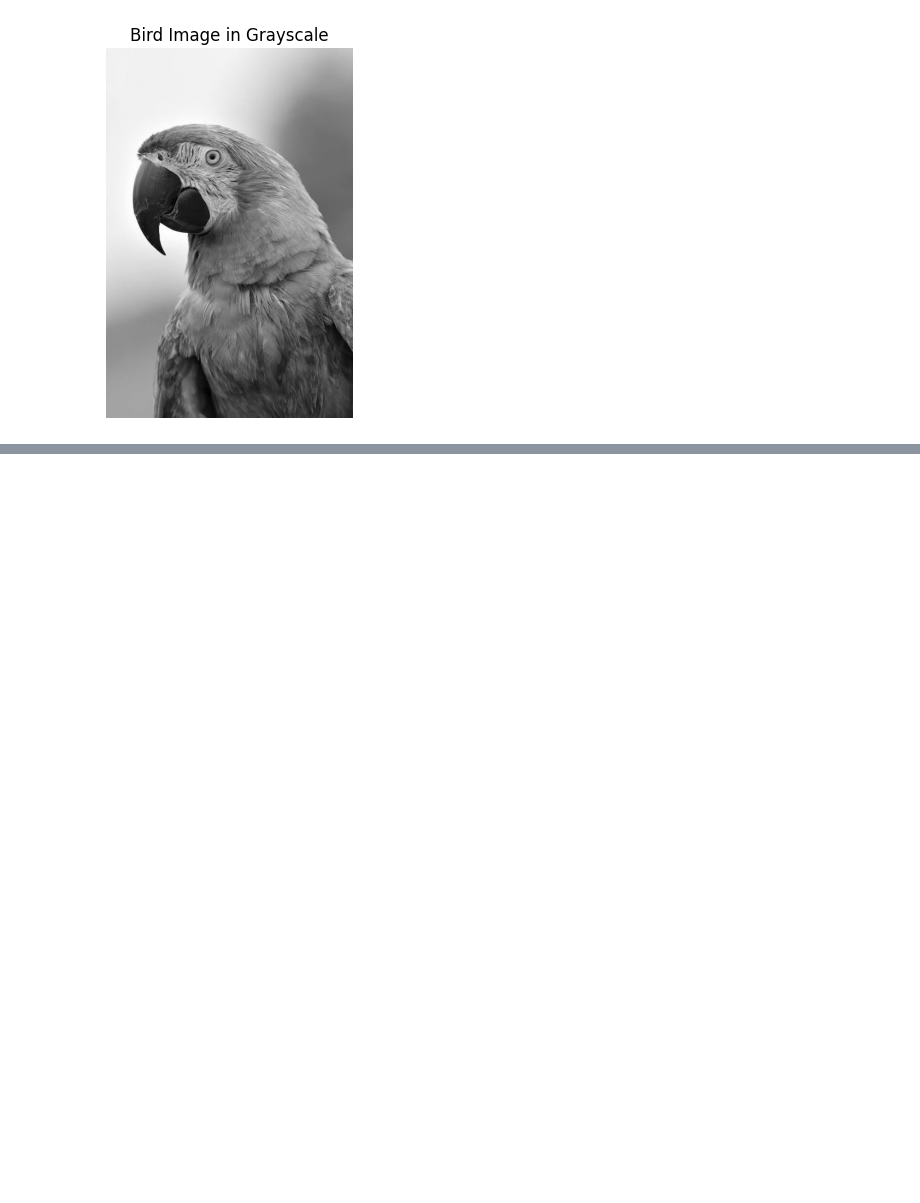
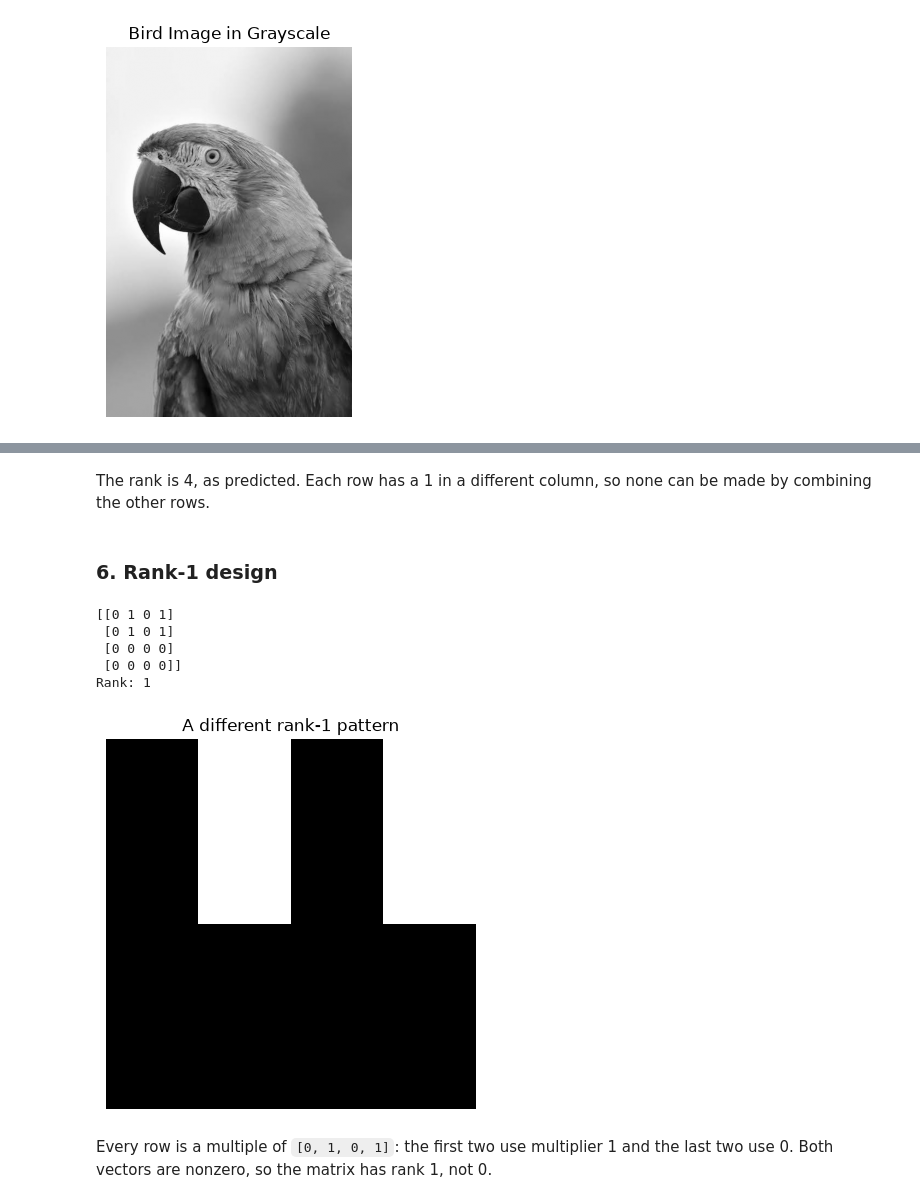
Before and after one commit to matbarrett/LinAlgProject, a Jupyter notebook: notebooks/01 image as matrix.ipynb, the cells around one changed output, grey strips where cells are left out. Saved outputs shown, nothing was run; the diff lists cells and outputs as text; code cells hidden in the pictures; blank space fills up the shorter version.

```diff
--- a/notebooks/01 image as matrix.ipynb
+++ b/notebooks/01 image as matrix.ipynb
@@ -140,0 +235,23 @@ Data type: uint8
+# %% [markdown]
+The rank is 4, as predicted. Each row has a 1 in a different column, so none can be made by combining the other rows.
+# %% [markdown]
+### 6. Rank-1 design
+# %%
+u_new = np.array([1, 1, 0, 0])
+v_new = np.array([0, 1, 0, 1])
+design = np.outer(u_new, v_new)
+print(design)
+print("Rank:", np.linalg.matrix_rank(design))
+plt.imshow(design, cmap="gray", vmin=0, vmax=1)
+plt.title("A different rank-1 pattern")
+plt.axis("off")
+plt.show()
+# %% [output]
+[[0 1 0 1]
+ [0 1 0 1]
+ [0 0 0 0]
+ [0 0 0 0]]
+Rank: 1
+[figure, added]
+# %% [markdown]
+Every row is a multiple of `[0, 1, 0, 1]`: the first two use multiplier 1 and the last two use 0. Both vectors are nonzero, so the matrix has rank 1, not 0.
```
Also changed, not shown: parts of 29 cells of this notebook, 13 other files.
